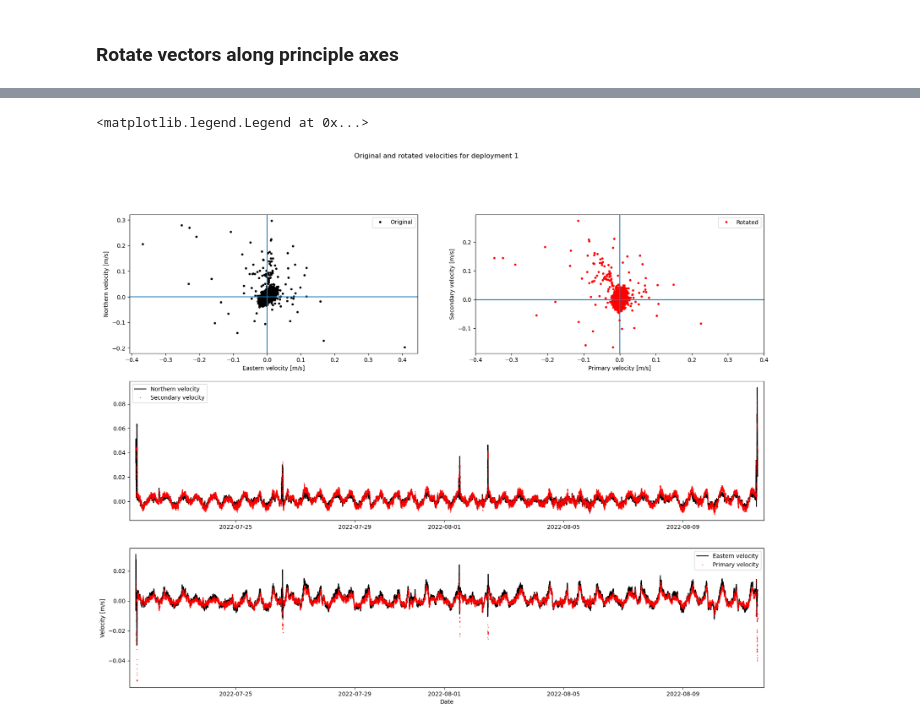
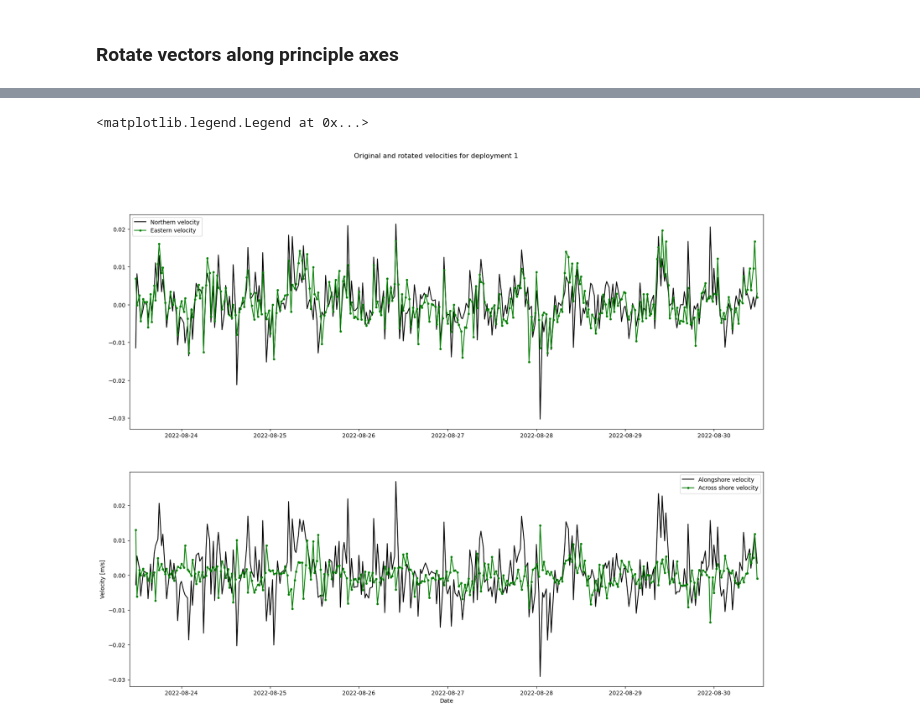
Before and after one commit to lagrady/Kelp-Forest-Hydrodynamics, a Jupyter notebook: notebooks/ADCP_data.ipynb, the cells around one changed output, grey strips where cells are left out. Saved outputs shown, nothing was run; the diff lists cells and outputs as text; code cells hidden in the pictures.

```diff
--- a/notebooks/ADCP_data.ipynb
+++ b/notebooks/ADCP_data.ipynb
@@ -80,0 +72,4 @@ adcp2_qc['Flag'] = adcp2_trimmed.Flag
+# %%
+#Import raw datafiles
+adcp1_raw = xr.open_dataset('ADCP/adcp1_raw2.nc')
+adcp2_raw = xr.open_dataset('ADCP/adcp2_raw2.nc')
@@ -133,43 +212,39 @@ adcp2_qc.attrs['Rotation angle'] = -theta2-90
+# %%
+#Create rotated vector variables as alongshore and across shore
+adcp1_qc['AlongshoreDA'] = (["time"], -V1) #Signs are flipped for velocities to correct the velocities
+adcp1_qc['AcrossShoreDA'] = (["time"], -U1) #into proper onshore (positive) and offshore (negative) values
+
+adcp2_qc['AlongshoreDA'] = (["time"], -V2)
+adcp2_qc['AcrossShoreDA'] = (["time"], -U2)
+
+#Add the rotation angle to the attributes of the original adcp datasets
+adcp1_qc.attrs['Rotation angle'] = -theta1-90
+adcp2_qc.attrs['Rotation angle'] = -theta2-90
 # %%
-adcp1_Prim_20mRoll = adcp1_qc.Primary.rolling(time=20).mean()
-adcp1_Sec_20mRoll = adcp1_qc.Secondary.rolling(time=20).mean()
-adcp1_North_20mRoll = adcp1_qc.NorthDA.rolling(time=20).mean()
-adcp1_East_20mRoll = adcp1_qc.EastDA.rolling(time=20).mean()
+ds = adcp2_qc.copy(deep=True)
+
+North = ds.NorthDA.resample(time='20Min').mean().dropna(dim='time')
+East = ds.EastDA.resample(time='20Min').mean().dropna(dim='time')
+Alongshore = ds.AlongshoreDA.resample(time='20Min').mean().dropna(dim='time')
+AcrossShore = ds.AcrossShoreDA.resample(time='20Min').mean().dropna(dim='time')
 
 plt.figure(figsize=(20,15))
 plt.suptitle('Original and rotated velocities for deployment 1')
 
-plt.subplot(321)
-plt.plot(adcp1_qc.EastDA, adcp1_qc.NorthDA, '.k', label = 'Original')
-plt.xlabel('Eastern velocity [m/s]')
-plt.ylabel('Northern velocity [m/s]')
-plt.axhline(y=0)
-plt.axvline(x=0)
-plt.legend()
-
-plt.subplot(322)
-plt.plot(adcp1_qc.Primary, adcp1_qc.Secondary, '.r', label = 'Rotated')
-plt.xlabel('Primary velocity [m/s]')
-plt.ylabel('Secondary velocity [m/s]')
-plt.xlim(-.4, .4)
-plt.axhline(y=0)
-plt.axvline(x=0)
-plt.legend()
-
-plt.subplot(312)
-plt.plot(adcp1_North_20mRoll.time, adcp1_North_20mRoll, '-k', label = 'Northern velocity')
-plt.plot(adcp1_Sec_20mRoll.time, adcp1_Sec_20mRoll, '.r', ms = 1, label = 'Secondary velocity')
+plt.subplot(211)
+plt.plot(North.time, North, '-k', label = 'Northern velocity')
+plt.plot(East.time, East, '.-g', label = 'Eastern velocity')
 plt.margins(x=.01)
 plt.legend()
 
-plt.subplot(313)
-plt.plot(adcp1_East_20mRoll.time, adcp1_East_20mRoll, '-k', label = 'Eastern velocity')
-plt.plot(adcp1_Prim_20mRoll.time, adcp1_Prim_20mRoll, '.r', ms = 1, label = 'Primary velocity')
+plt.subplot(212)
+plt.plot(Alongshore.time, Alongshore, '-k', label = 'Alongshore velocity')
+plt.plot(AcrossShore.time, AcrossShore, '.-g', label = 'Across shore velocity')
 plt.ylabel('Velocity [m/s]')
 plt.ylabel('Velocity [m/s]')
 plt.xlabel('Date')
 plt.margins(x=.01)
 plt.legend()
 # %% [output]
 <matplotlib.legend.Legend at 0x...>
-[figure, old version]
+[figure, new version]
```
Also changed, not shown: parts of 24 cells of this notebook.
